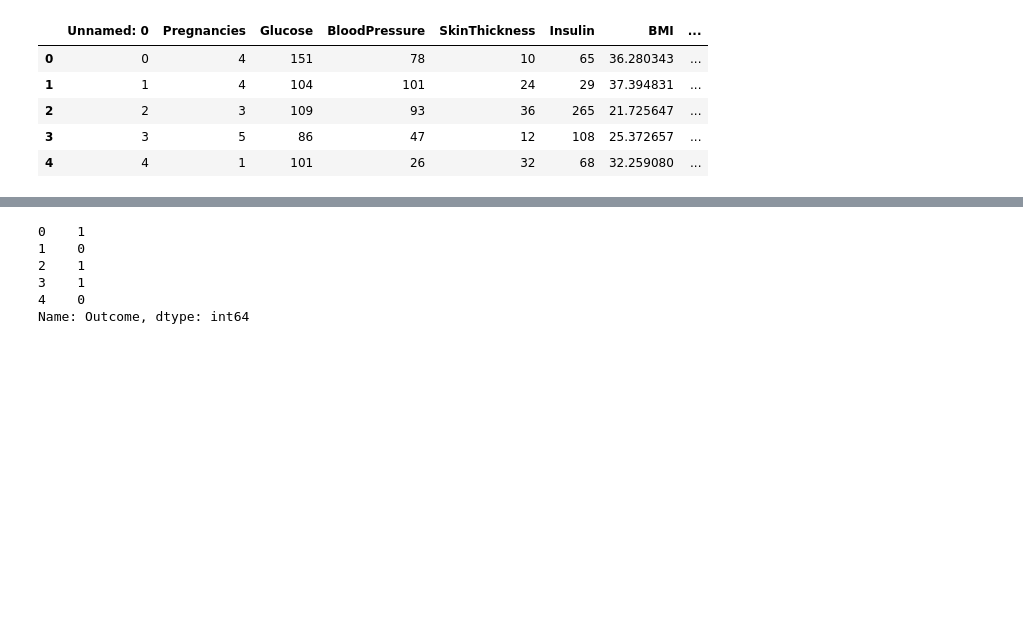
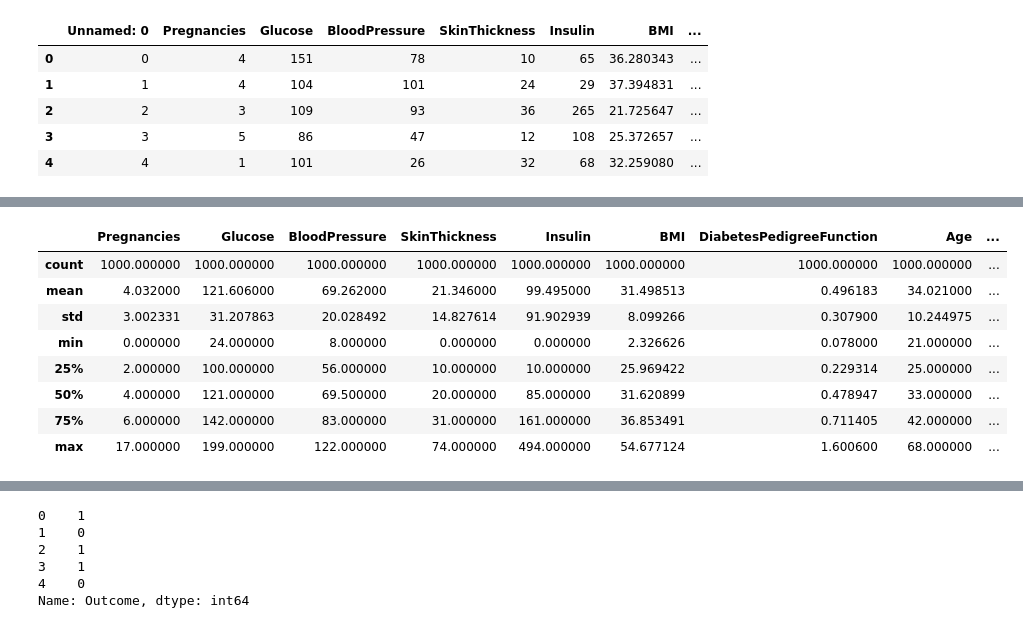
Before and after one commit to AmarjeetMohanty/ML_-assignment, a Jupyter notebook: model.ipynb, the cells around one changed output, grey strips where cells are left out. Saved outputs shown, nothing was run; the diff lists cells and outputs as text; code cells hidden in the pictures; blank space fills up the shorter version.

```diff
--- a/model.ipynb
+++ b/model.ipynb
@@ -118,3 +127,15 @@ dtype: object
+# %%
+df.describe()
+# %% [output]
+|  | Pregnancies | Glucose | BloodPressure | SkinThickness | Insulin | BMI | DiabetesPedigreeFunction | Age | ... |
+| count | 1000.000000 | 1000.000000 | 1000.000000 | 1000.000000 | 1000.000000 | 1000.000000 | 1000.000000 | 1000.000000 | ... |
+| mean | 4.032000 | 121.606000 | 69.262000 | 21.346000 | 99.495000 | 31.498513 | 0.496183 | 34.021000 | ... |
+| std | 3.002331 | 31.207863 | 20.028492 | 14.827614 | 91.902939 | 8.099266 | 0.307900 | 10.244975 | ... |
+| min | 0.000000 | 24.000000 | 8.000000 | 0.000000 | 0.000000 | 2.326626 | 0.078000 | 21.000000 | ... |
+| 25% | 2.000000 | 100.000000 | 56.000000 | 10.000000 | 10.000000 | 25.969422 | 0.229314 | 25.000000 | ... |
+| 50% | 4.000000 | 121.000000 | 69.500000 | 20.000000 | 85.000000 | 31.620899 | 0.478947 | 33.000000 | ... |
+| 75% | 6.000000 | 142.000000 | 83.000000 | 31.000000 | 161.000000 | 36.853491 | 0.711405 | 42.000000 | ... |
+| max | 17.000000 | 199.000000 | 122.000000 | 74.000000 | 494.000000 | 54.677124 | 1.600600 | 68.000000 | ... |
 # %%
 df.info()
 # %% [output]
```
Also changed, not shown: parts of 58 cells of this notebook.
